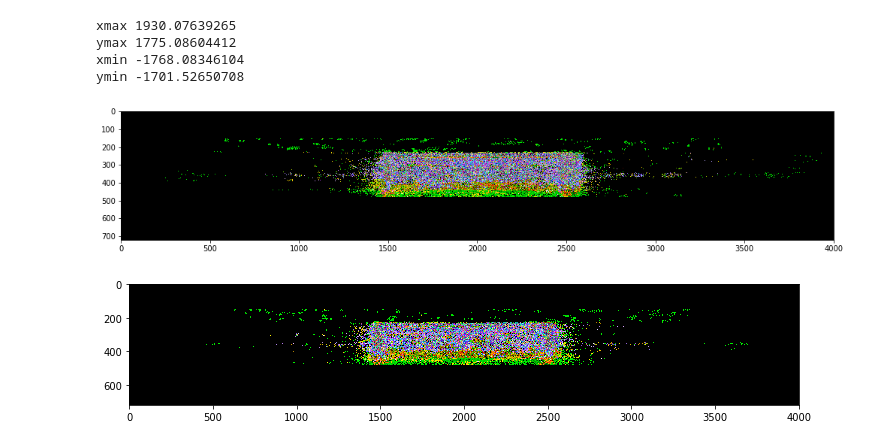
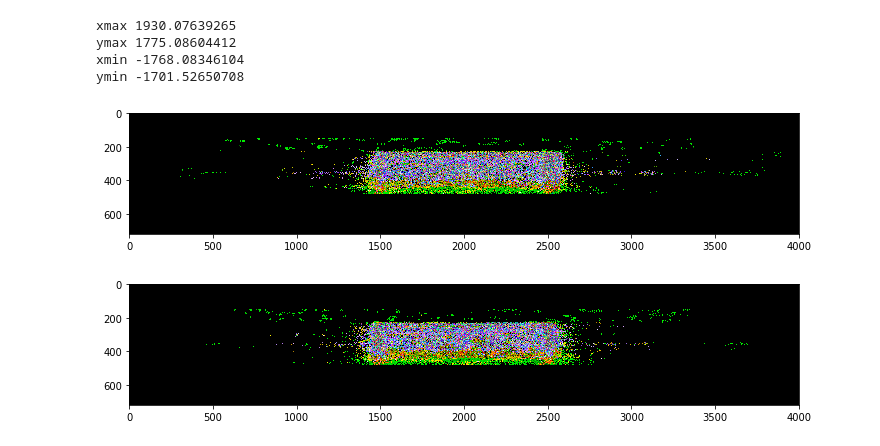
Before and after one commit to ongchinkiat/realsense-d435, a Jupyter notebook: d435-analysis-848.ipynb, the cells around one changed output. Drawn from its saved outputs; the diff is of its cells as text; code cells hidden in the pictures.

```diff
--- a/d435-analysis-848.ipynb
+++ b/d435-analysis-848.ipynb
@@ -303,17 +303,17 @@ ymin -1701.52650708
 # %%
 x_view_clip = np.zeros((720,4000,3), dtype=float)
 np.clip(x_view, 0, 255, out=x_view_clip)
 
 y_view_clip = np.zeros((720,4000,3), dtype=float)
 np.clip(y_view, 0, 255, out=y_view_clip)
 
-fig = plt.figure(figsize=(17, 17))
+fig = plt.figure(figsize=(12, 12))
 plt.imshow(x_view[:,:,:])
 plt.show()
 
 fig = plt.figure(figsize=(12, 12))
 plt.imshow(y_view[:,:,:])
 plt.show()
 # %% [output]
-[figure, old version]
+[figure, new version]
 [figure]
```
